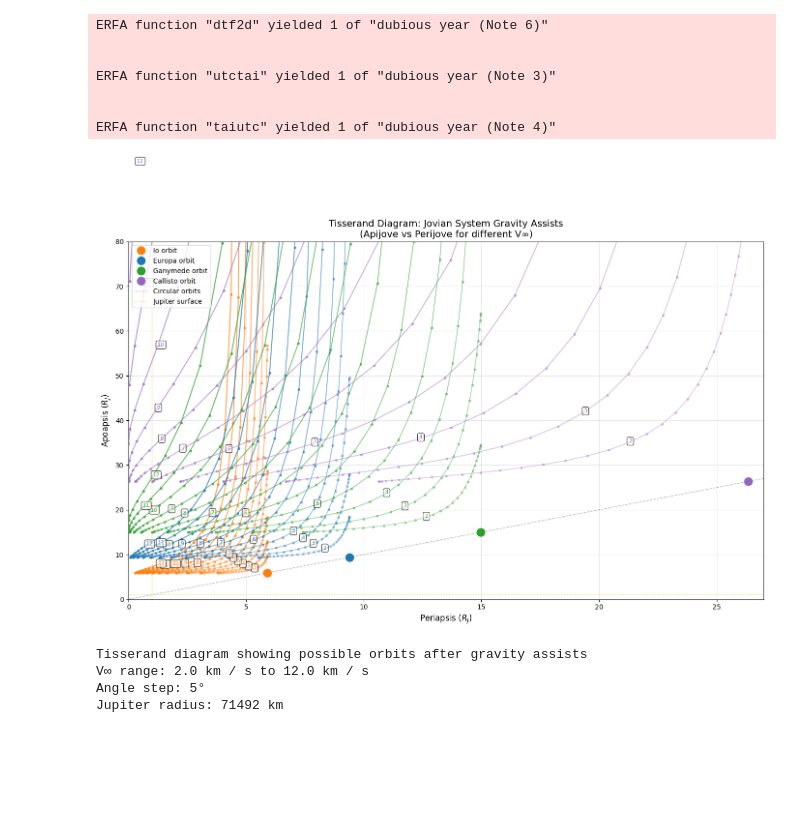
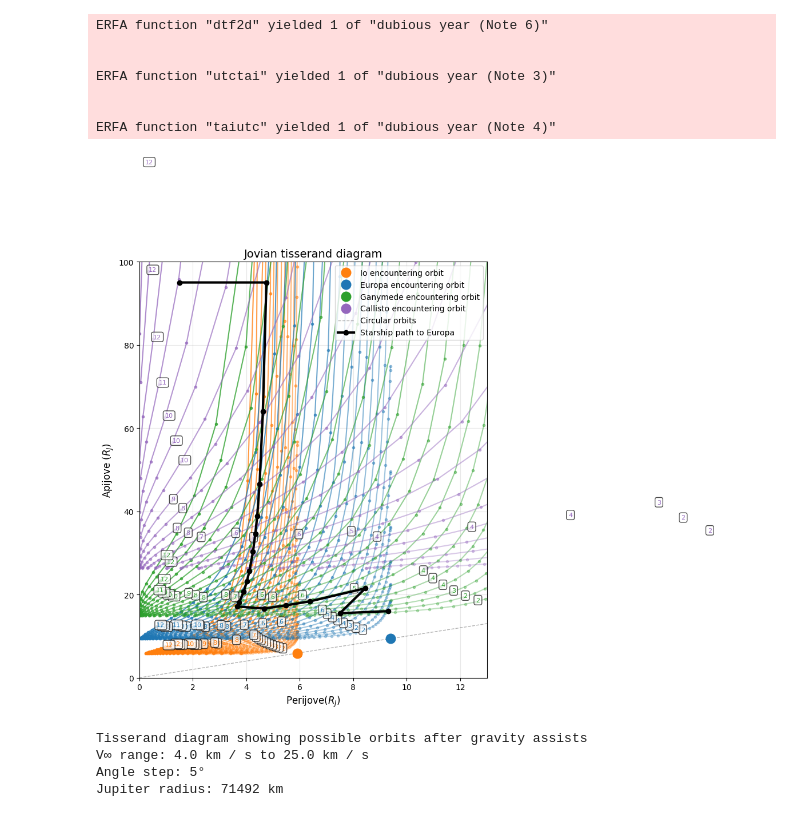
Before and after one commit to jackSN8/Starship_outer_planets_missions, a Jupyter notebook: tisserand_jovian_system.ipynb, the cells around one changed output. Saved outputs shown, nothing was run; the diff lists cells and outputs as text; code cells hidden in the pictures; blank space fills up the shorter version.

```diff
--- a/tisserand_jovian_system.ipynb
+++ b/tisserand_jovian_system.ipynb
@@ -31,7 +38,7 @@ solar_system_ephemeris.set("jpl")
 ##we have some set of v infinities relatives to each moon; each is differianted by an angle relative to the Moons velocity vector
 
 
-v_inftys=list(range(2,13))*u.km/u.s
+v_inftys=list(range(4,26))*u.km/u.s
 
 start_date= time.Time("2037-06-21 00:01", scale="utc").tdb
 end_date= time.Time("2038-09-21 00:01", scale="utc").tdb
@@ -116,7 +123,8 @@ for i,body in enumerate(bodies):
     #R is aligned with X axis while V is aligned with Y
     body_r=np.array([body_orb.a.value,0,0])*u.km
     body_v=np.array([0,np.linalg.norm(body_orb.rv()[1].to(u.km/u.s).value),0])*u.km/u.s
-    for j,v_infty in enumerate(v_inftys):
+    for j,v_inftdoub in enumerate(v_inftys):
+        v_infty=v_inftdoub/2
         for angle in range(0,185,anglestep):
             # angle=10
             angle_rad=(angle)*math.pi/180
@@ -155,10 +163,11 @@ for i, body in enumerate(bodies):
 
     # Plot a point for the moon's orbit (circular, so r_p = r_a)
     ax.plot(moon_radius_RJ, moon_radius_RJ, 'o', color=color, markersize=12,
-            label=f'{body_name} orbit', zorder=10)
+            label=f'{body_name} encountering orbit', zorder=10)
 
     # Plot contours for each V_infinity
-    for j, v_infty in enumerate(v_inftys):
+    for j, v_inftdoub in enumerate(v_inftys):
+        v_infty = v_inftdoub / 2
         # Extract periapsis and apoapsis for this V_infinity and all angles
         periapses = orb_points[i, j, :, 0] / R_J  # Convert to R_J
         apoapses = orb_points[i, j, :, 1] / R_J   # Convert to R_J
@@ -170,44 +179,75 @@ for i, body in enumerate(bodies):
 
         if len(periapses_valid) > 0:
             # Plot the contour for this V_infinity with markers at each angle
             alpha = 0.3 + 0.5 * (j / len(v_inftys))  # Vary transparency with V_infinity
             ax.plot(periapses_valid, apoapses_valid, 'o-', color=color,
                    alpha=alpha, linewidth=1.5, markersize=3)
 
             # Label the first and last V_infinity contours
             # if j == 0 or j == len(v_inftys) - 1:
             mid_idx = len(periapses_valid) // 2
             ax.text(periapses_valid[mid_idx], apoapses_valid[mid_idx],
                     f'{v_infty.value:.0f}', fontsize=8, color=color,
                     bbox=dict(boxstyle='round,pad=0.3', facecolor='white', alpha=0.7))
 
 # Add diagonal line (circular orbits: r_p = r_a)
 max_r = np.max(orb_points[orb_points > 0]) / R_J
 ax.plot([0, max_r], [0, max_r], 'k--', alpha=0.3, linewidth=1, label='Circular orbits')
 
-# Add Jupiter radius line
-ax.axvline(1.0, color='orange', linestyle=':', alpha=0.5, label='Jupiter surface')
-ax.axhline(1.0, color='orange', linestyle=':', alpha=0.5)
+# # Add Jupiter radius line
+# ax.axvline(1.0, color='orange', linestyle=':', alpha=0.5, label='Jupiter surface')
+# ax.axhline(1.0, color='orange', linestyle=':', alpha=0.5)
+
+
+path_RJ = np.array([
+    [1.5,95.0],
+    [4.75000000, 95.00000000],
+    [4.61670656, 63.95491452],
+    [4.49557414, 46.58088206],
+    [4.40478376, 38.79222492],
+    [4.33568369, 34.64323002],
+    [4.24769010, 30.26971395],
+    [4.11475049, 25.63129711],
+    [4.02042476, 23.19221317],
+    [3.89803804, 20.65700544],
+    [3.72882468, 18.01585515],
+    [3.65765206, 17.10968188],
+    [4.67559514, 16.62959757],
+    [5.47343099, 17.38201832],
+    [6.37460500, 18.34780724],
+    [8.45205503, 21.49723533],
+    [7.5,15.5],
+    [9.3,16.0]
+])
+
+ax.plot(
+    path_RJ[:, 0], path_RJ[:, 1],
+    color="k", linewidth=3,
+    marker="o", markersize=6,
+    zorder=50,                 # draw on top of contours
+    label="Starship path to Europa"
+)
 
 # Formatting
-ax.set_xlabel('Periapsis ($R_J$)', fontsize=12)
-ax.set_ylabel('Apoapsis ($R_J$)', fontsize=12)
-ax.set_title('Tisserand Diagram: Jovian System Gravity Assists\n(Apijove vs Perijove for different V∞)', fontsize=14)
-ax.legend(loc='upper left', fontsize=10)
+ax.set_xlabel('Perijove($R_J$)', fontsize=12)
+ax.set_ylabel('Apijove ($R_J$)', fontsize=12)
+ax.set_title('Jovian tisserand diagram', fontsize=14)
+ax.legend(loc='upper right', fontsize=10)
 ax.grid(True, alpha=0.3)
-ax.set_xlim(left=0, right=27)
-ax.set_ylim(bottom=0, top=80)
+ax.set_xlim(left=0, right=13)
+ax.set_ylim(bottom=0, top=100)
+
 
 plt.tight_layout()
 plt.show()
 
 print("Tisserand diagram showing possible orbits after gravity assists")
 print(f"V∞ range: {v_inftys[0]} to {v_inftys[-1]}")
 print(f"Angle step: {anglestep}°")
 print(f"Jupiter radius: {R_J:.0f} km")
 # %% [output]
-[figure, old version]
+[figure, new version]
 Tisserand diagram showing possible orbits after gravity assists
-V∞ range: 2.0 km / s to 12.0 km / s
+V∞ range: 4.0 km / s to 25.0 km / s
 Angle step: 5°
 Jupiter radius: 71492 km
```
Also changed, not shown: parts of 1 cell of this notebook, 10 other files.
